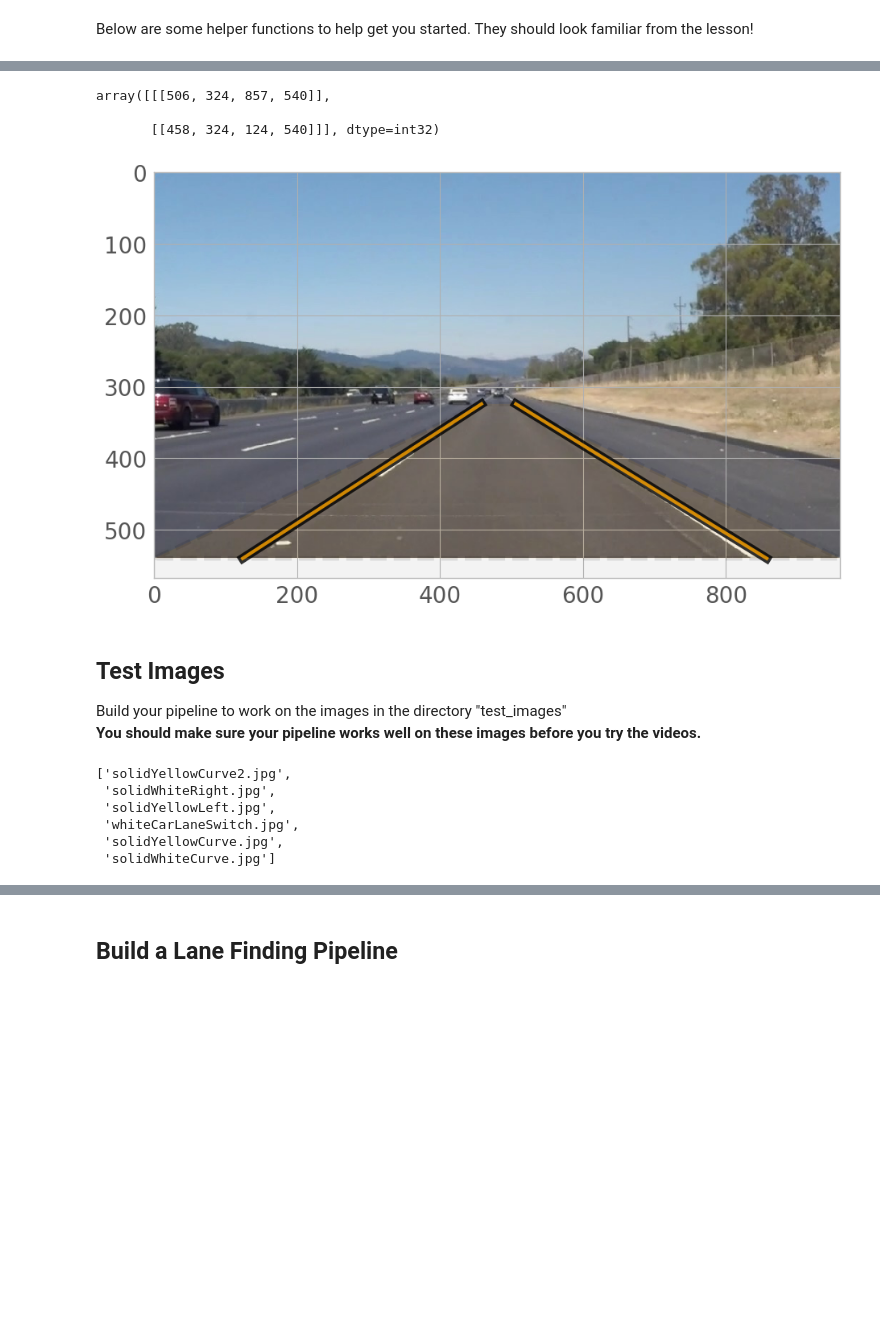
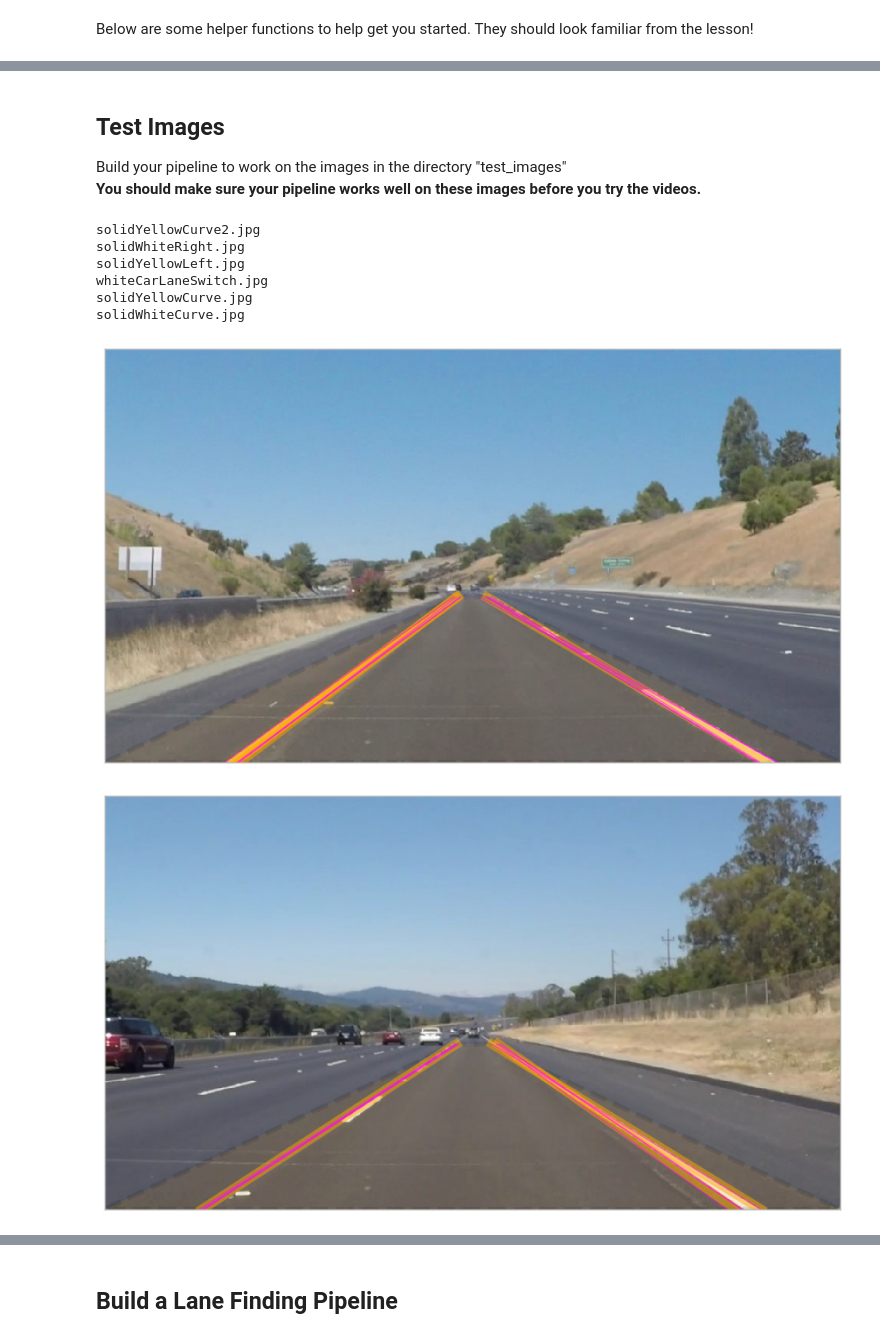
Before and after one commit to tsbertalan/CarND-LaneLines-P1, a Jupyter notebook: P1.ipynb, the cells around one changed output, grey strips where cells are left out. Drawn from its saved outputs; the diff is of its cells as text; code cells hidden in the pictures; blank space fills up the shorter version.

```diff
--- a/P1.ipynb
+++ b/P1.ipynb
@@ -52,10 +52,10 @@ import cv2
 ## Read in an Image
 # %%
 #reading in an image
-image = mpimg.imread('test_images/solidWhiteRight.jpg')
+image1 = mpimg.imread('test_images/solidWhiteRight.jpg')
 
 #printing out some stats and plotting
-print('This image is:', type(image), 'with dimensions:', image.shape)
-plt.imshow(image)  # if you wanted to show a single color channel image called 'gray', for example, call as plt.imshow(gray, cmap='gray')
+print('This image is:', type(image1), 'with dimensions:', image1.shape)
+plt.imshow(image1);  # if you wanted to show a single color channel image called 'gray', for example, call as plt.imshow(gray, cmap='gray')
 # %% [output]
 This image is: <class 'numpy.ndarray'> with dimensions: (540, 960, 3)
@@ -80,7 +79,8 @@ This image is: <class 'numpy.ndarray'> with dimensions: (540, 960, 3)
 # %% [markdown]
 Below are some helper functions to help get you started. They should look familiar from the lesson!
 # %%
-import math
+%%capture
+# ^ prevent figure outputimport math
 
 def grayscale(img):
     """Applies the Grayscale transform
@@ -179,4 +179,4 @@ def weighted_img(img, initial_img, α=0.8, β=1., λ=0.):
     initial_img * α + img * β + λ
     NOTE: initial_img and img must be the same shape!
     """
-    return cv2.addWeighted(initial_img, α, img, β, λ)
+    return cv2.addWeighted(img, α, initial_img, β, λ)
@@ -207,17 +211,25 @@ isvert = lambda l: l[0] == l[2]
 def intersection(l1, l2):
     l1 = tovec(l1)
     l2 = tovec(l2)
-    if isvert(l1):
-        return intersectionVert(l2, l1)
-    if isvert(l2):
-        return intersectionVert(l1, l2)
+    try:
+        if isvert(l1):
+            return intersectionVert(l2, l1)
+        if isvert(l2):
+            return intersectionVert(l1, l2)
+    except IndexError as e:
+        if len(l1) < 4:
+            x = l1[0]
+            return([x, 0, x, 1], l2)
+        else:
+            x = l2[0]
+            return(l1, [x, 0, x, 1])
 
     mk = [m(l) for l in (l1, l2)]
     bk = [b(l) for l in (l1, l2)]
 
     x = (bk[1] - bk[0]) / (mk[0] - mk[1])
     y = mk[0]*x + bk[0]
-    return x, y
+    return float(x), float(y)
 
 def intersectionVert(l, lv):
     x = lv[0]
@@ -269 +342,3 @@ def deduplicate_lines(lines, maxabsthresh=50):
+# %%
+orange = 232, 119, 34
 # %%
@@ -334,30 +395,21 @@ def plotline(l, ax, extraxy=None, **kwargs):
-# %%
-lines
-# %% [output]
-array([[[506, 324, 857, 540]],
-
-       [[458, 324, 124, 540]]], dtype=int32)
-# %%
-fig, ax = plt.subplots()
-ax.imshow(image)
-for l in lines:
-    plotline(l, ax, lw=8, linestyle='-', color='black', alpha=.8)
-    plotline(extend_to_borders(l), ax, lw=3, zorder=99, linestyle='-', color='orange', alpha=.8)
-drawPolygon(vertices.squeeze(), ax, alpha=.1, edgecolor='black', facecolor='orange')
-# %% [output]
-[figure, removed]
 # %% [markdown]
 ## Test Images
 
 Build your pipeline to work on the images in the directory "test_images"
 **You should make sure your pipeline works well on these images before you try the videos.**
-# %%
-import os
-os.listdir("test_images/")
-# %% [output]
-['solidYellowCurve2.jpg',
- 'solidWhiteRight.jpg',
- 'solidYellowLeft.jpg',
- 'whiteCarLaneSwitch.jpg',
- 'solidYellowCurve.jpg',
- 'solidWhiteCurve.jpg']
+# %%
+import os
+for fname in os.listdir("test_images/"):
+    print(fname)
+    img = mpimg.imread('test_images/%s' % fname)
+    ip = ImageProcessor(img)
+    ip.show()
+# %% [output]
+solidYellowCurve2.jpg
+solidWhiteRight.jpg
+solidYellowLeft.jpg
+whiteCarLaneSwitch.jpg
+solidYellowCurve.jpg
+solidWhiteCurve.jpg
+[figure, added]
+[figure, added]
```
Also changed, not shown: parts of 13 cells of this notebook.
